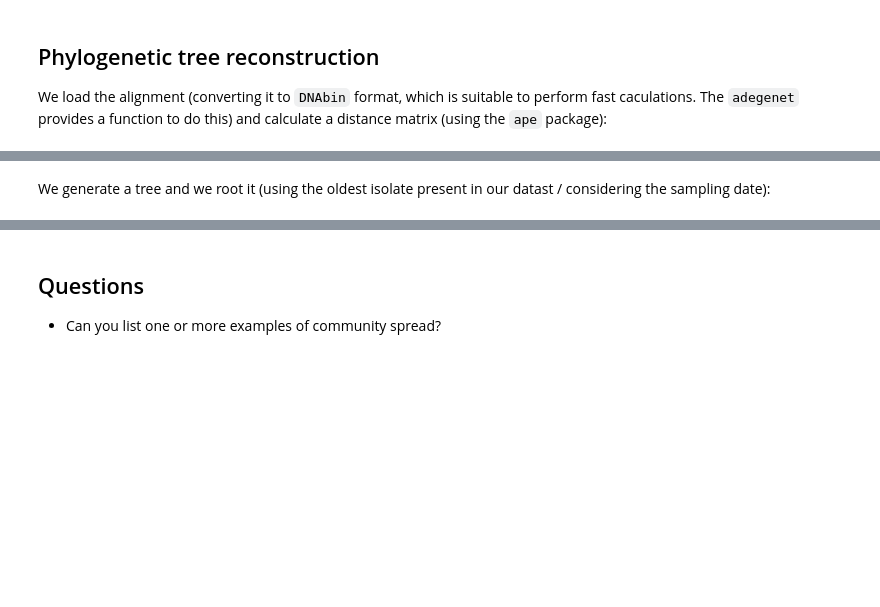
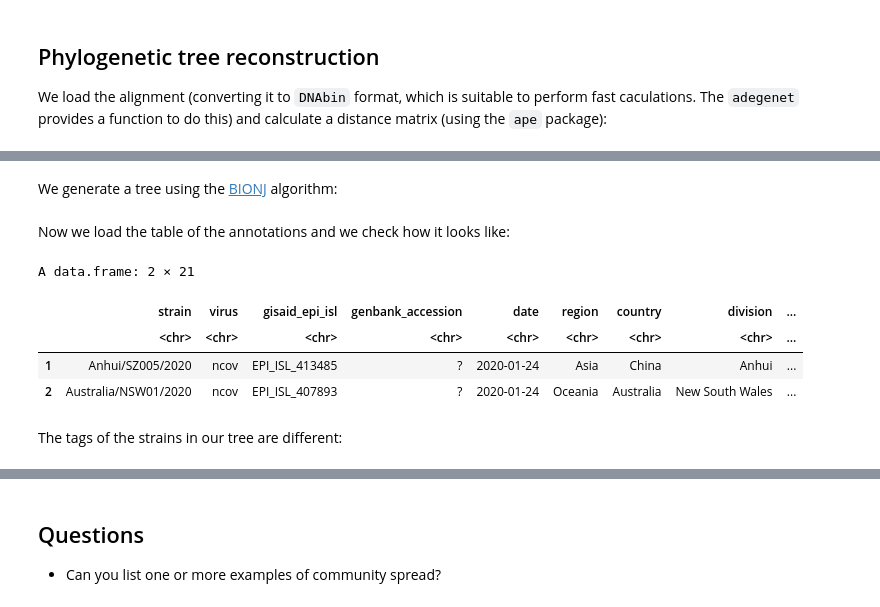
Before and after one commit to farhat-lab/AISC610_darwinian_medicine, a Jupyter notebook: tree_SarsCoV2.ipynb, the cells around one changed output, grey strips where cells are left out. Drawn from its saved outputs; the diff is of its cells as text; code cells hidden in the pictures; blank space fills up the shorter version.

```diff
--- a/tree_SarsCoV2.ipynb
+++ b/tree_SarsCoV2.ipynb
@@ -54,2 +43,0 @@ Registered S3 method overwritten by 'spdep':
-# %% [markdown]
-We generate a tree and we root it (using the oldest isolate present in our datast /  considering the sampling date):
@@ -58,0 +44,2 @@ rtree=root(tree, outgroup="hCoV-19/Wuhan/WIV04/2019|EPI_ISL_402124")
+# %% [markdown]
+We generate a tree using the [BIONJ](http://www.atgc-montpellier.fr/bionj/) algorithm:
@@ -58,0 +48,13 @@ rtree=root(tree, outgroup="hCoV-19/Wuhan/WIV04/2019|EPI_ISL_402124")
+# %% [markdown]
+Now we load the table of the annotations and we check how it looks like:
+# %%
+tab = read.csv("data/metadata_cov2020.tsv",sep="\t",stringsAsFactors=FALSE)
+head(tab,2)
+# %% [output]
+A data.frame: 2 × 21
+|  | strain | virus | gisaid_epi_isl | genbank_accession | date | region | country | division | ... |
+|  | <chr> | <chr> | <chr> | <chr> | <chr> | <chr> | <chr> | <chr> | ... |
+| 1 | Anhui/SZ005/2020 | ncov | EPI_ISL_413485 | ? | 2020-01-24 | Asia | China | Anhui | ... |
+| 2 | Australia/NSW01/2020 | ncov | EPI_ISL_407893 | ? | 2020-01-24 | Oceania | Australia | New South Wales | ... |
+# %% [markdown]
+The tags of the strains in our tree are different:
```
Also changed, not shown: parts of 30 cells of this notebook, 1 other file.
